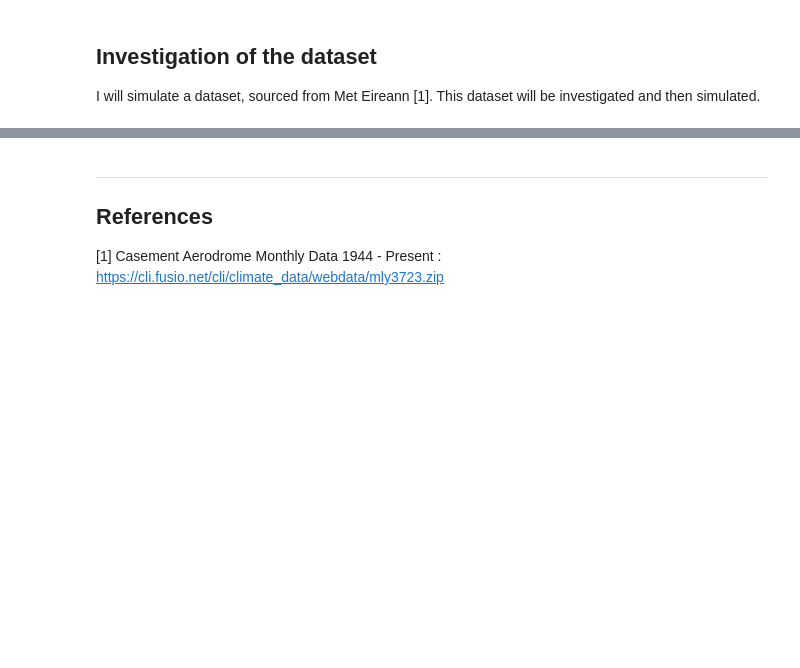
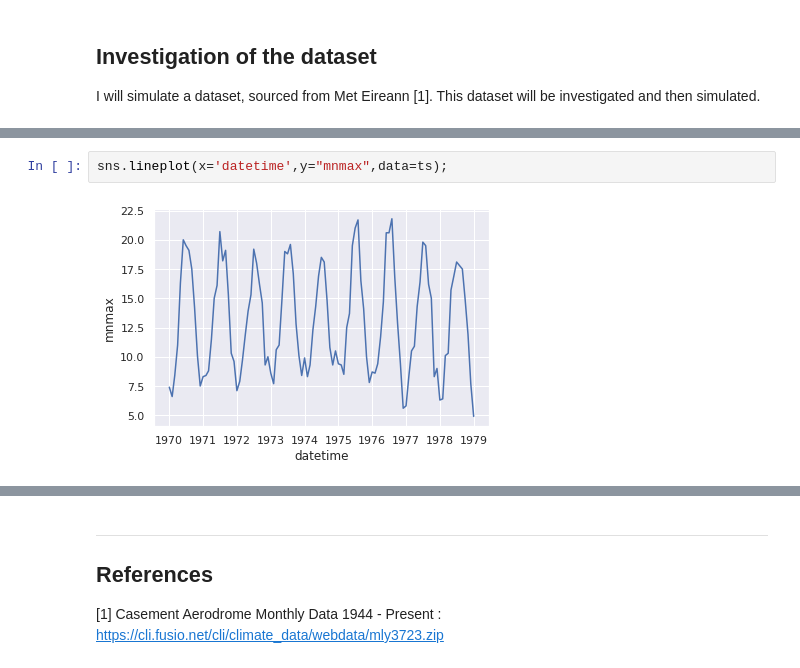
Before and after one commit to AdrianDonohoe/PDAProject2019, a Jupyter notebook: PDA Project - Casement Weather Station.ipynb, the cells around one changed output, grey strips where cells are left out. Saved outputs shown, nothing was run; the diff lists cells and outputs as text; blank space fills up the shorter version.

```diff
--- a/PDA Project - Casement Weather Station.ipynb
+++ b/PDA Project - Casement Weather Station.ipynb
@@ -35,0 +124,4 @@ sun - Sunshine duration hours
+# %%
+sns.lineplot(x='datetime',y="mnmax",data=ts);
+# %% [output]
+[figure, added]
```
Also changed, not shown: parts of 13 cells of this notebook.
